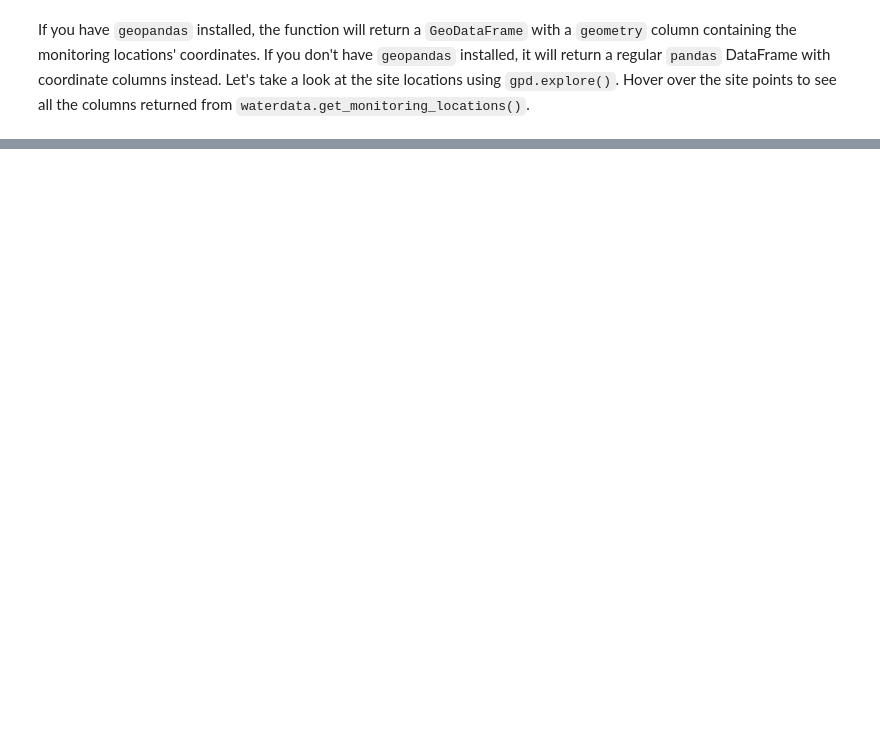
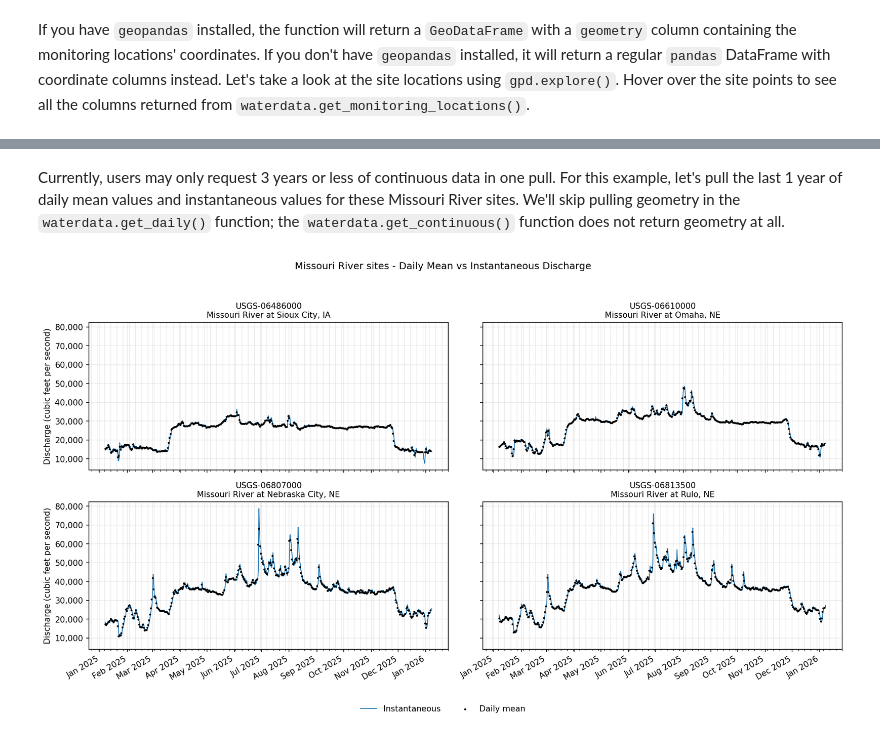
Before and after one commit to DOI-USGS/dataretrieval-python, a Jupyter notebook: demos/WaterData_demo.ipynb, the cells around one changed output, grey strips where cells are left out. Saved outputs shown, nothing was run; the diff lists cells and outputs as text; code cells hidden in the pictures; blank space fills up the shorter version.

```diff
--- a/demos/WaterData_demo.ipynb
+++ b/demos/WaterData_demo.ipynb
@@ -140,0 +223,67 @@ One thing you might notice is that this dataframe returns a `state_name` column!
+# %% [markdown]
+Currently, users may only request 3 years or less of continuous data in one pull. For this example, let's pull the last 1 year of daily mean values and instantaneous values for these Missouri River sites. We'll skip pulling geometry in the `waterdata.get_daily()` function; the `waterdata.get_continuous()` function does not return geometry at all.
+# %%
+one_year_ago = (date.today() - relativedelta(years=1)).strftime("%Y-%m-%d")
+missouri_site_ids = missouri_river_sites['monitoring_location_id'].tolist()
+missouri_site_names = missouri_river_sites['monitoring_location_name'].tolist()
+# %%
+daily_values,_ = waterdata.get_daily(
+    monitoring_location_id=missouri_site_ids,
+    parameter_code="00060",
+    statistic_id="00003", # mean daily value
+    time=f"{one_year_ago}/..",
+    skip_geometry=True
+)
+# %%
+instantaneous_values,_ = waterdata.get_continuous(
+    monitoring_location_id=missouri_site_ids,
+    parameter_code="00060",
+    statistic_id="00011", # instantaneous value
+    time=f"{one_year_ago}T00:00:00Z/.."
+)
+# %%
+fig, axes = plt.subplots(2, 2, figsize=(14, 8), dpi=150, sharex=False, sharey=True)
+axes = axes.ravel()
+
+# Y-axis formatter (with thousands separators)
+tick_fmt = mtick.StrMethodFormatter('{x:,.0f}')
+
+for ax, site, site_name in zip(axes, missouri_site_ids, missouri_site_names):
+    # Filter per site & sort by time
+    inst = instantaneous_values.loc[instantaneous_values['monitoring_location_id'] == site, ["time", "value"]].sort_values("time")
+    daily = daily_values.loc[daily_values['monitoring_location_id'] == site, ["time", "value"]].sort_values("time")
+
+    # Instantaneous (line)
+    ax.plot(
+        inst["time"], inst["value"],
+        color="#1f77b4", lw=1.0, label="Instantaneous", zorder=1
+    )
+
+    # Daily mean (black dots)
+    ax.scatter(
+        daily["time"], daily["value"],
+        c="black", s=2, label="Daily mean", zorder=2
+    )
+
+    # Axes styling
+    ax.set_title(f"{site}\n{site_name}", fontsize=10)
+    ax.grid(True, which="both", alpha=0.25)
+    ax.yaxis.set_major_formatter(tick_fmt)
+
+    # Time ticks
+    ax.xaxis.set_major_locator(mdates.MonthLocator())
+    ax.xaxis.set_major_formatter(mdates.DateFormatter("%b %Y"))
+    ax.xaxis.set_minor_locator(mdates.WeekdayLocator(byweekday=mdates.MO))
+
+# Common axis labels (left y on both left subplots; x labels on bottom row)
+axes[0].set_ylabel("Discharge (cubic feet per second)")
+axes[2].set_ylabel("Discharge (cubic feet per second)")
+axes[2].set_xlabel("")
+axes[3].set_xlabel("")
+
+handles, labels = axes[-1].get_legend_handles_labels()
+fig.legend(handles, labels, loc="lower center", ncol=2, frameon=False)
+fig.suptitle(f"Missouri River sites - Daily Mean vs Instantaneous Discharge")
+fig.autofmt_xdate()
+# %% [output]
+[figure, added]
```
Also changed, not shown: parts of 32 cells of this notebook.
